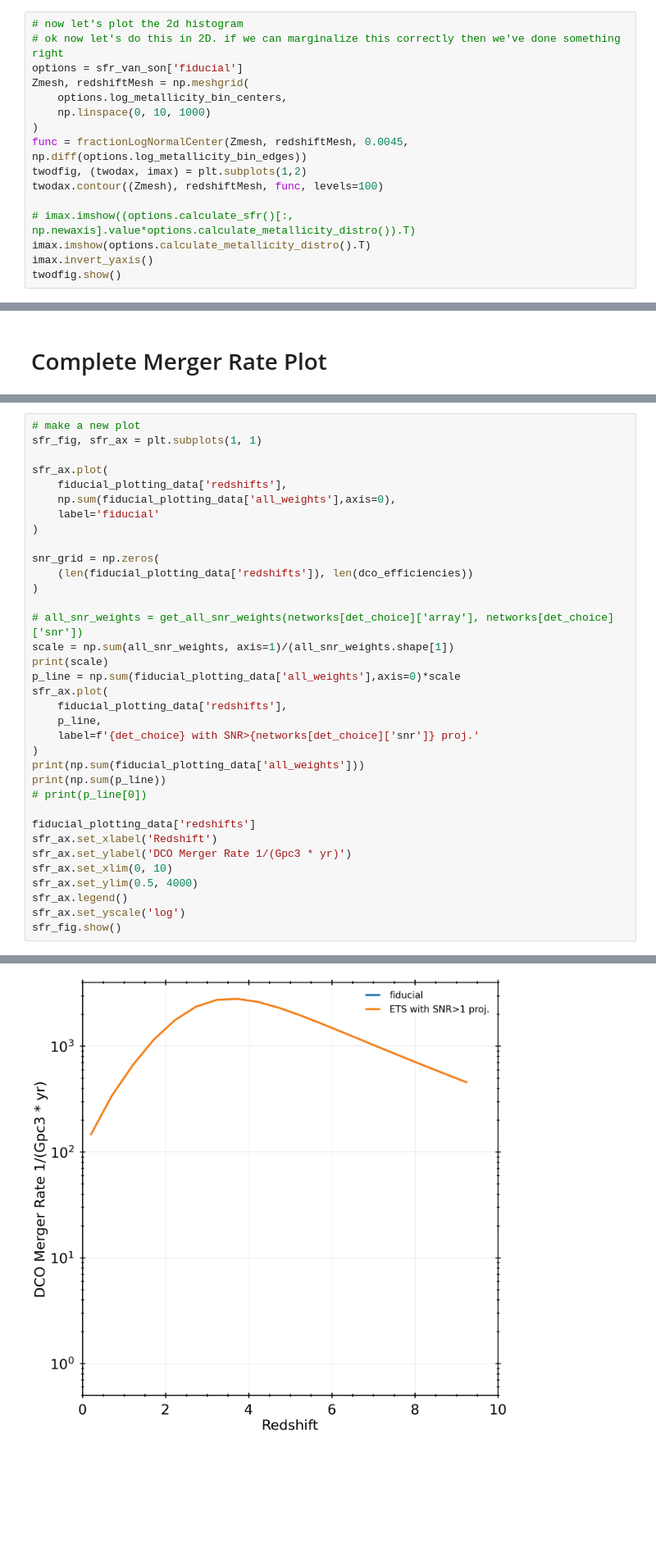
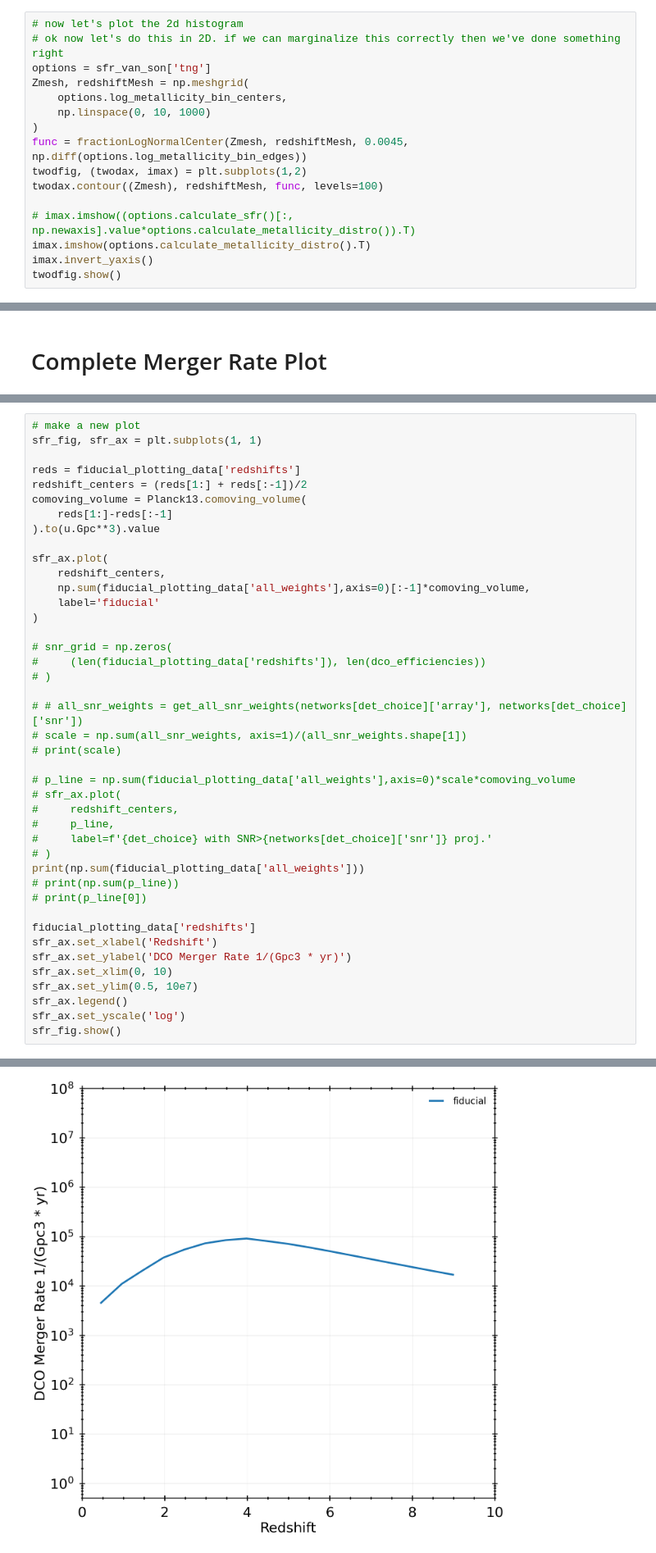
Before and after one commit to stlgolfer/metallicity_mergers, a Jupyter notebook: convolve_test.ipynb, the cells around one changed output, grey strips where cells are left out. Shown at 82% size. Drawn from its saved outputs; the diff is of its cells as text; blank space fills up the shorter version.

```diff
--- a/convolve_test.ipynb
+++ b/convolve_test.ipynb
@@ -323,7 +353,7 @@ Since we're working with binned data, however, we can treat $z$ as the location
 # %%
 # now let's plot the 2d histogram
 # ok now let's do this in 2D. if we can marginalize this correctly then we've done something right
-options = sfr_van_son['fiducial']
+options = sfr_van_son['tng']
 Zmesh, redshiftMesh = np.meshgrid(
     options.log_metallicity_bin_centers,
     np.linspace(0, 10, 1000)
@@ -706,34 +737,41 @@ det_choice = 'O5'
 # make a new plot
 sfr_fig, sfr_ax = plt.subplots(1, 1)
 
+reds = fiducial_plotting_data['redshifts']
+redshift_centers = (reds[1:] + reds[:-1])/2
+comoving_volume = Planck13.comoving_volume(
+    reds[1:]-reds[:-1]
+).to(u.Gpc**3).value
+
 sfr_ax.plot(
-    fiducial_plotting_data['redshifts'],
-    np.sum(fiducial_plotting_data['all_weights'],axis=0),
+    redshift_centers,
+    np.sum(fiducial_plotting_data['all_weights'],axis=0)[:-1]*comoving_volume,
     label='fiducial'
 )
 
-snr_grid = np.zeros(
-    (len(fiducial_plotting_data['redshifts']), len(dco_efficiencies))
-)
+# snr_grid = np.zeros(
+#     (len(fiducial_plotting_data['redshifts']), len(dco_efficiencies))
+# )
 
-# all_snr_weights = get_all_snr_weights(networks[det_choice]['array'], networks[det_choice]['snr'])
-scale = np.sum(all_snr_weights, axis=1)/(all_snr_weights.shape[1])
-print(scale)
-p_line = np.sum(fiducial_plotting_data['all_weights'],axis=0)*scale
-sfr_ax.plot(
-    fiducial_plotting_data['redshifts'],
-    p_line,
-    label=f'{det_choice} with SNR>{networks[det_choice]['snr']} proj.'
-)
+# # all_snr_weights = get_all_snr_weights(networks[det_choice]['array'], networks[det_choice]['snr'])
+# scale = np.sum(all_snr_weights, axis=1)/(all_snr_weights.shape[1])
+# print(scale)
+
+# p_line = np.sum(fiducial_plotting_data['all_weights'],axis=0)*scale*comoving_volume
+# sfr_ax.plot(
+#     redshift_centers,
+#     p_line,
+#     label=f'{det_choice} with SNR>{networks[det_choice]['snr']} proj.'
+# )
 print(np.sum(fiducial_plotting_data['all_weights']))
-print(np.sum(p_line))
+# print(np.sum(p_line))
 # print(p_line[0])
 
 fiducial_plotting_data['redshifts']
 sfr_ax.set_xlabel('Redshift')
 sfr_ax.set_ylabel('DCO Merger Rate 1/(Gpc3 * yr)')
 sfr_ax.set_xlim(0, 10)
-sfr_ax.set_ylim(0.5, 4000)
+sfr_ax.set_ylim(0.5, 10e7)
 sfr_ax.legend()
 sfr_ax.set_yscale('log')
 sfr_fig.show()
@@ -747,4 +780,4 @@ sfr_fig.show()
-[figure, old version]
+[figure, new version]
 # %% [markdown]
 # Make the metallicity plot
 # %%
```
Also changed, not shown: parts of 9 cells of this notebook, 1 other file.
